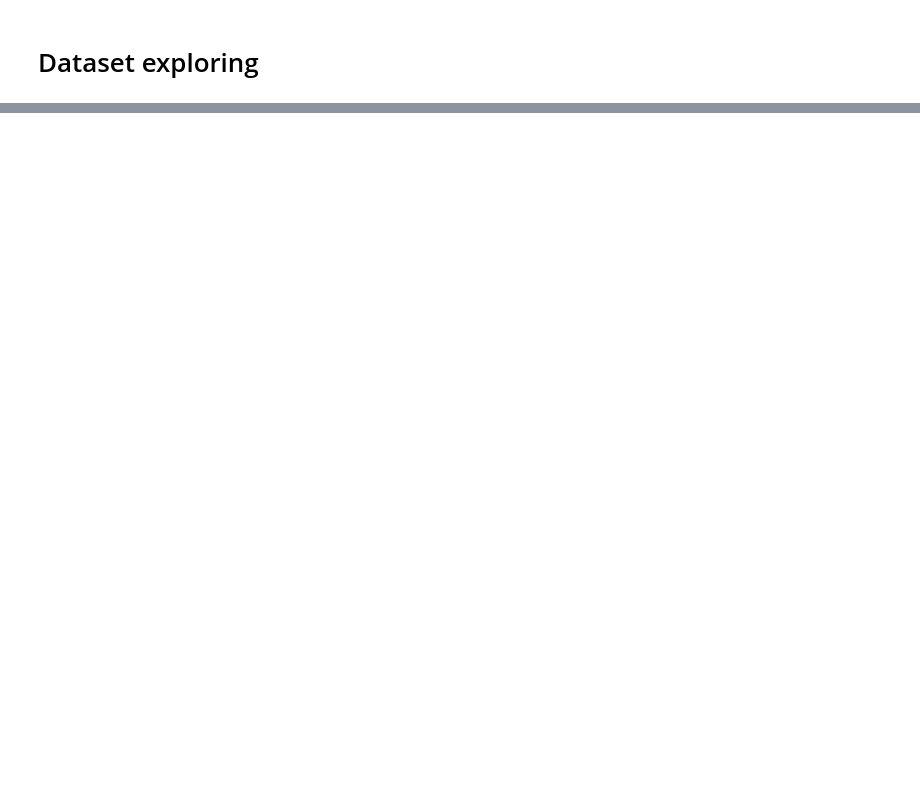
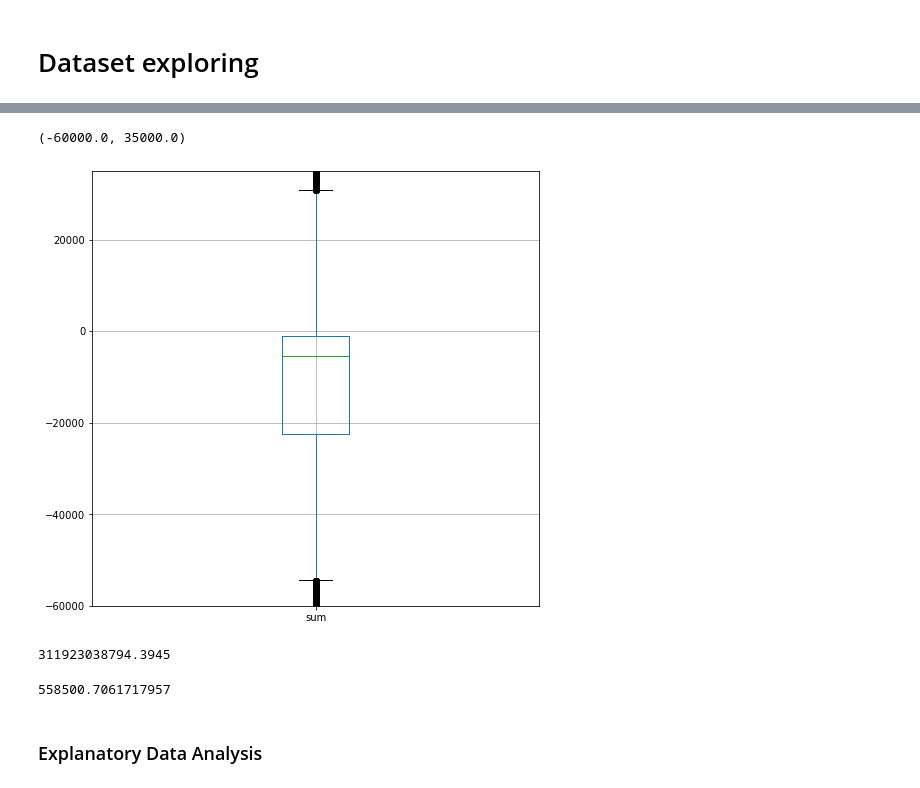
Before and after one commit to talghatovich/Assignment_IRDM_AAA, a Jupyter notebook: Assignment_4_5.ipynb, the cells around one changed output, grey strips where cells are left out. Saved outputs shown, nothing was run; the diff lists cells and outputs as text; code cells hidden in the pictures; blank space fills up the shorter version.

```diff
--- a/Assignment_4_5.ipynb
+++ b/Assignment_4_5.ipynb
@@ -31,0 +52,16 @@ types.describe()
+# %%
+transactions.boxplot(column='sum', return_type='axes', figsize=(8,8))
+plt.ylim(-60000,35000)
+# %% [output]
+(-60000.0, 35000.0)
+[figure, added]
+# %%
+transactions['sum'].var() #variance
+# %% [output]
+311923038794.3945
+# %%
+ transactions['sum'].std() #standard deviation
+# %% [output]
+558500.7061717957
+# %% [markdown]
+### Explanatory Data Analysis
```
Also changed, not shown: parts of 41 cells of this notebook.
